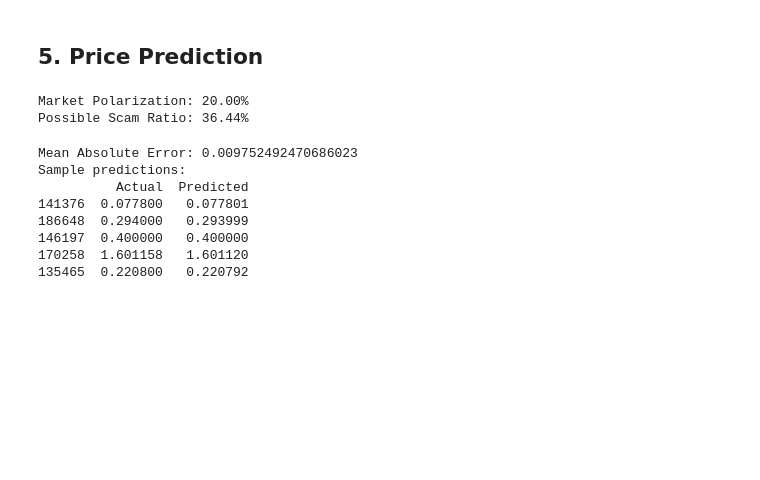
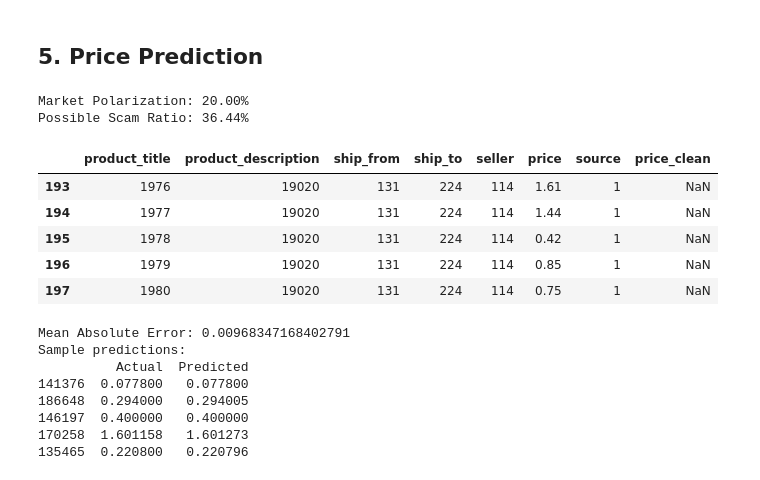
Before and after one commit to davide-beltrame/cybercrime-aho, a Jupyter notebook: main.ipynb, the cells around one changed output. Drawn from its saved outputs; the diff is of its cells as text; code cells hidden in the pictures; blank space fills up the shorter version.

```diff
--- a/main.ipynb
+++ b/main.ipynb
@@ -1305,6 +1308,15 @@ print(f"Possible Scam Ratio: {possible_scam_ratio:.2f}%")
 # %% [output]
 Market Polarization: 20.00%
 Possible Scam Ratio: 36.44%
+# %%
+df_final_2.head()
+# %% [output]
+|  | product_title | product_description | ship_from | ship_to | seller | price | source | price_clean |
+| 193 | 1976 | 19020 | 131 | 224 | 114 | 1.61 | 1 | NaN |
+| 194 | 1977 | 19020 | 131 | 224 | 114 | 1.44 | 1 | NaN |
+| 195 | 1978 | 19020 | 131 | 224 | 114 | 0.42 | 1 | NaN |
+| 196 | 1979 | 19020 | 131 | 224 | 114 | 0.85 | 1 | NaN |
+| 197 | 1980 | 19020 | 131 | 224 | 114 | 0.75 | 1 | NaN |
 # %%
 from sklearn.model_selection import train_test_split
 from sklearn.ensemble import RandomForestRegressor
@@ -1317,9 +1329,10 @@ df_final_2 = df_final.copy()
 
 # drop column currency_name
 df_final_2.drop('currency_name', axis=1, inplace=True)
+df_final_2.drop('drug_type', axis=1, inplace=True)
 categorical_columns = ['product_title', 'product_description', 'ship_from', 'ship_to', 'seller', 'source']  # update as necessary
 for column in categorical_columns:
-    df_final_2[column] = label_encoder.fit_transform(df_final[column].astype(str))
+    df_final_2[column] = label_encoder.fit_transform(df_final_2[column].astype(str))
 
 # Feature selection: Select relevant columns
 features = df_final_2.drop('price', axis=1)  # Assuming 'price' is the target and all other columns are features
@@ -1345,11 +1358,11 @@ df_predictions.to_csv('model_predictions.csv', index=False)
 print("Sample predictions:")
 print(df_predictions.head())
 # %% [output]
-Mean Absolute Error: 0.009752492470686023
+Mean Absolute Error: 0.00968347168402791
 Sample predictions:
           Actual  Predicted
-141376  0.077800   0.077801
-186648  0.294000   0.293999
+141376  0.077800   0.077800
+186648  0.294000   0.294005
 146197  0.400000   0.400000
-170258  1.601158   1.601120
-135465  0.220800   0.220792
+170258  1.601158   1.601273
+135465  0.220800   0.220796
```
Also changed, not shown: parts of 18 cells of this notebook, 1 other file.
